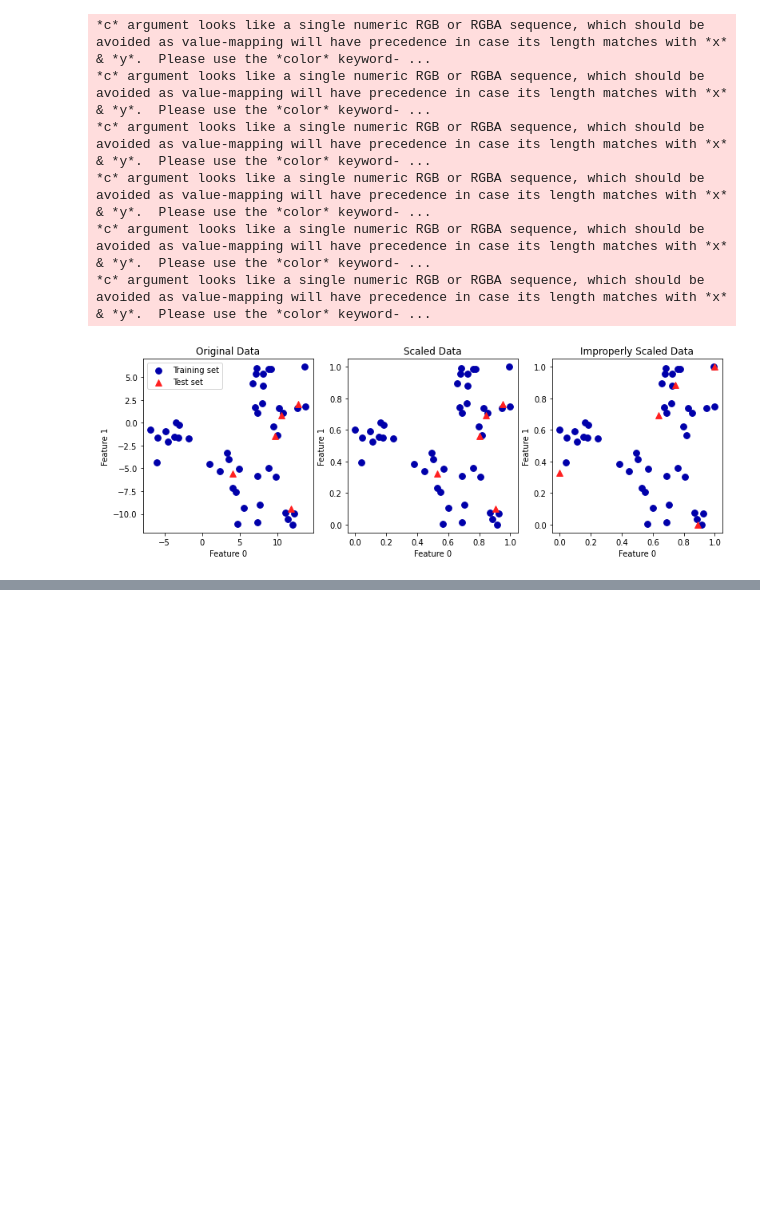
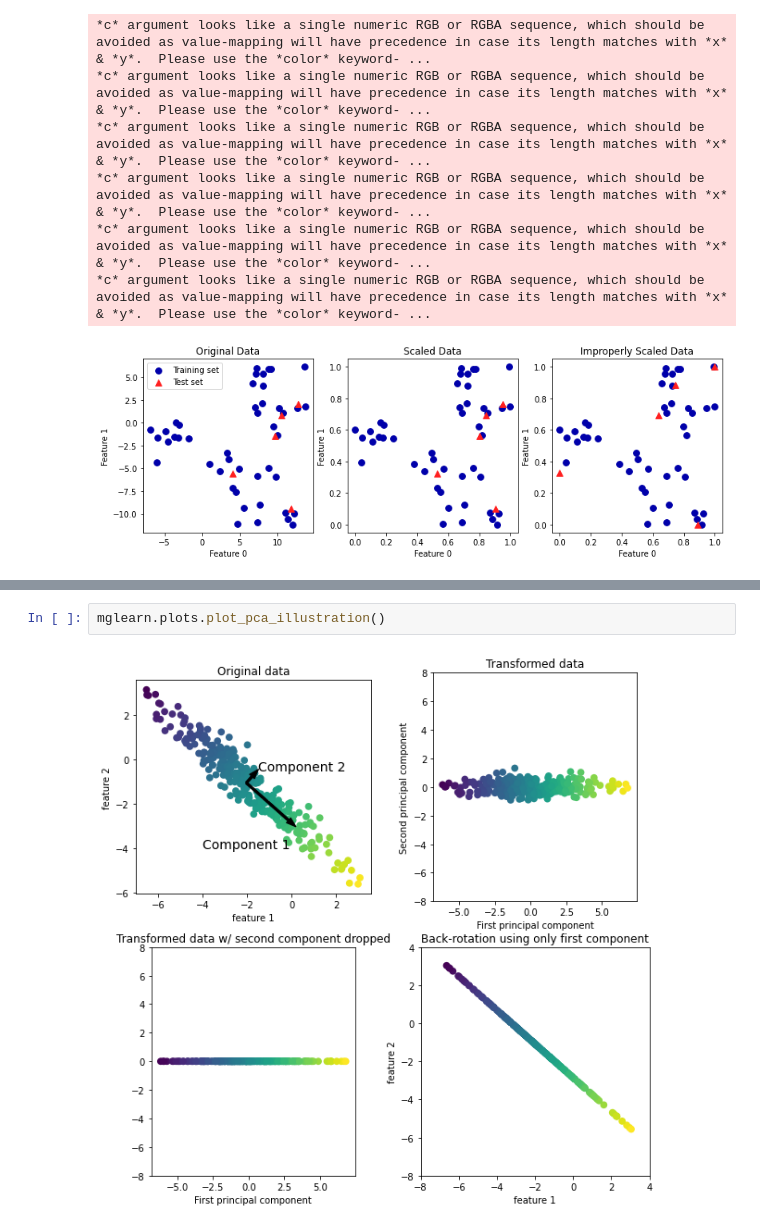
Before and after one commit to Reimei1213/Introduction_to_Machine_Learning_with_Python, a Jupyter notebook: NoTeacher.ipynb, the cells around one changed output, grey strips where cells are left out. Cells and saved outputs as stored; diff of their text form; blank space fills up the shorter version.

```diff
--- a/NoTeacher.ipynb
+++ b/NoTeacher.ipynb
@@ -74,0 +104,4 @@ for ax in axes:
+# %%
+mglearn.plots.plot_pca_illustration()
+# %% [output]
+[figure, added]
```
Also changed, not shown: parts of 4 cells of this notebook, 2 other files.
